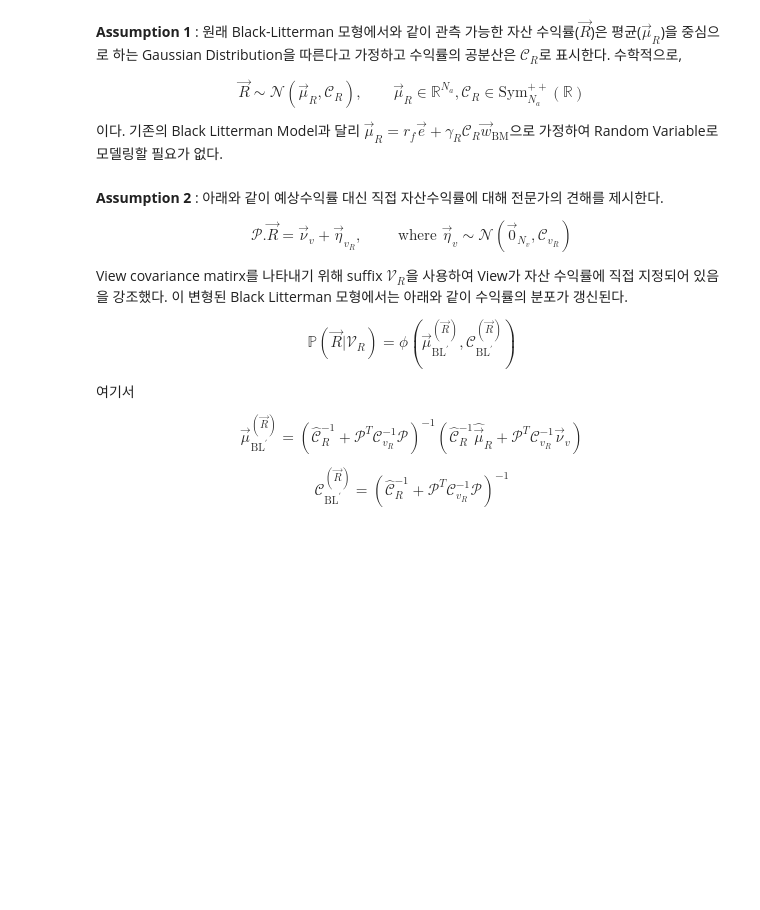
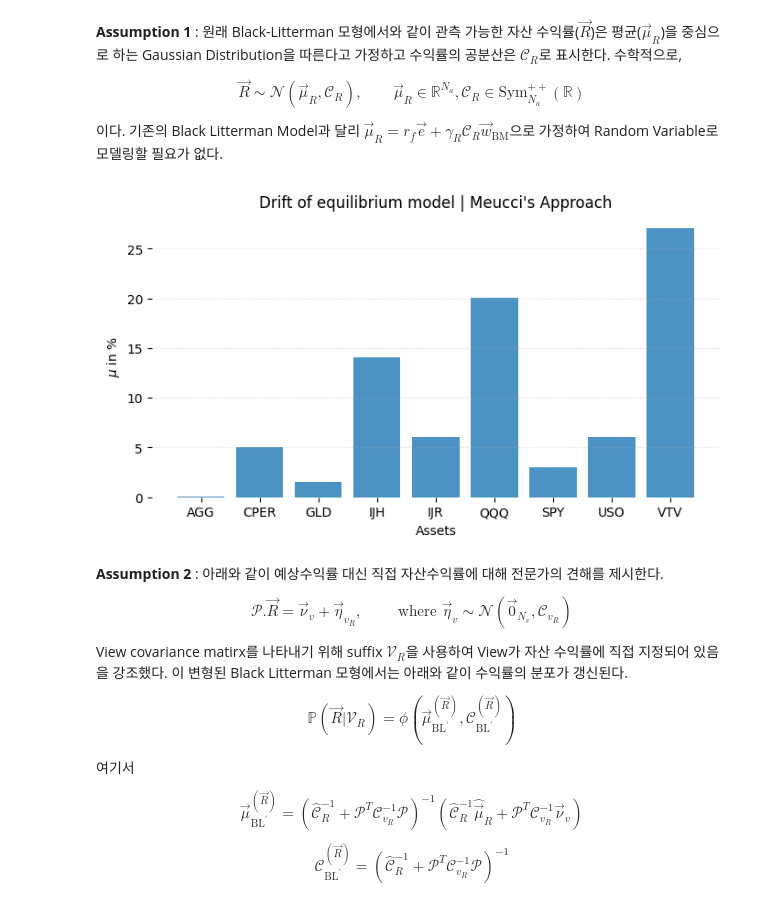
Before and after one commit to Tommylee1013/QuantFinanceResearch, a Jupyter notebook: A Geometric Approach To Asset Allocation with Investor Views/01ReviewOfBlackLittermanModels.ipynb, the cells around one changed output. Drawn from its saved outputs; the diff is of its cells as text; code cells hidden in the pictures; blank space fills up the shorter version.

Commit message:
update A Geometric Approach to asset allocation with Investor views

```diff
--- a/A Geometric Approach To Asset Allocation with Investor Views/01ReviewOfBlackLittermanModels.ipynb
+++ b/A Geometric Approach To Asset Allocation with Investor Views/01ReviewOfBlackLittermanModels.ipynb
@@ -273,6 +273,35 @@ Meucci(2008)는 보다 직관적인 제한 행동을 갖는 견해를 통합하
 $$\vec{R} \sim \mathcal{N}\left( \vec{\mu}_R, \mathscr{C}_R\right), \qquad \vec{\mu}_R \in \mathbb{R}^{N_a}, \mathscr{C}_R \in \text{Sym}_{N_a}^{++}(\mathbb{R})$$
 
 이다. 기존의 Black Litterman Model과 달리 $\vec{\mu}_R = r_f \vec{e} + \gamma_R \mathscr{C}_R \vec{w}_{\text{BM}}$으로 가정하여 Random Variable로 모델링할 필요가 없다.
+# %%
+views = np.array([0.005, 0.1, 0.05, 0.2, 0.15, 0.25, 0.15, 0.1, 0.3]) # example view
+confidence = np.array([0.1, 0.5, 0.3, 0.7, 0.4, 0.8, 0.2, 0.6, 0.9])
+
+adjusted_returns = ret.copy()
+for i, ticker in enumerate(ret.columns):
+    adjusted_returns[ticker] += views[i] * confidence[i]
+
+adjusted_mean = adjusted_returns.mean()
+adjusted_covariance = adjusted_returns.cov()
+# %%
+fig, ax = plt.subplots(figsize = (8, 4))
+ax.bar(
+    ret.columns,
+    adjusted_mean * 100,
+    width = 0.8,
+    alpha = 0.8
+)
+for spine in ax.spines.values():
+    spine.set_visible(False)
+ax.grid(False)
+ax.yaxis.grid(True, ls = ':', alpha = 0.5)
+#plt.ylim([5.20, 5.26])
+plt.title(r"Drift of equilibrium model | Meucci's Approach")
+plt.xlabel('Assets')
+plt.ylabel(r'$\mu$ in %')
+plt.show()
+# %% [output]
+[figure, added]
 # %% [markdown]
 **Assumption 2** : 아래와 같이 예상수익률 대신 직접 자산수익률에 대해 전문가의 견해를 제시한다.
 
```
Also changed, not shown: parts of 6 cells of this notebook.
